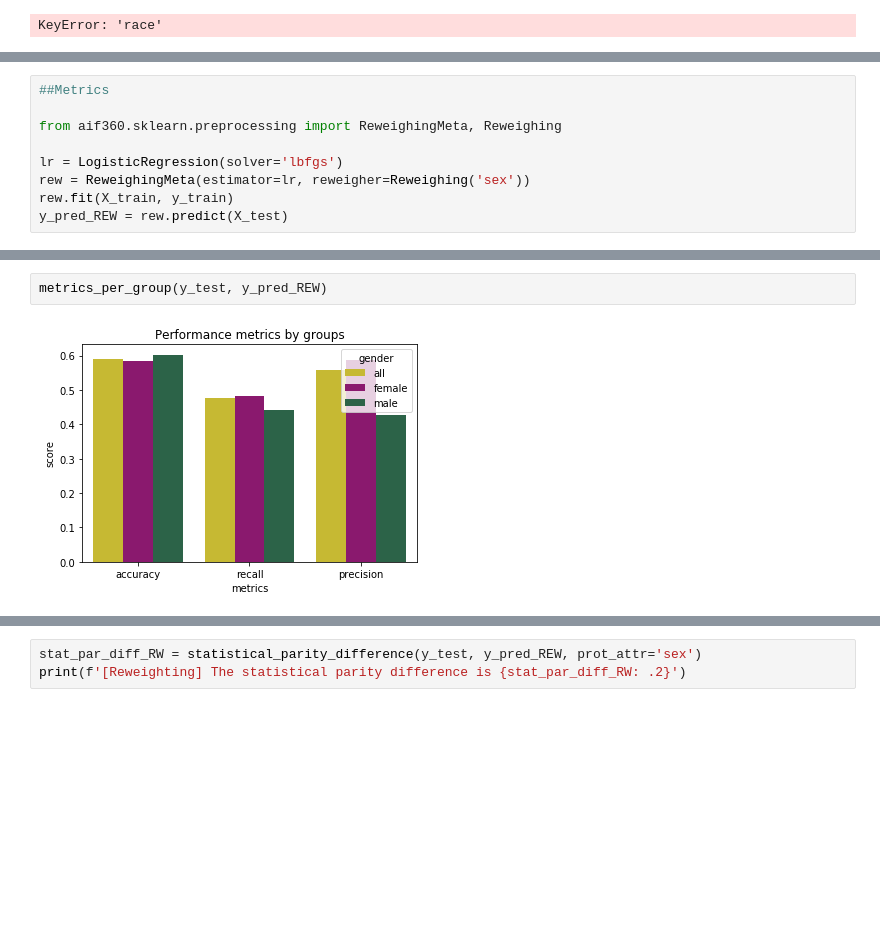
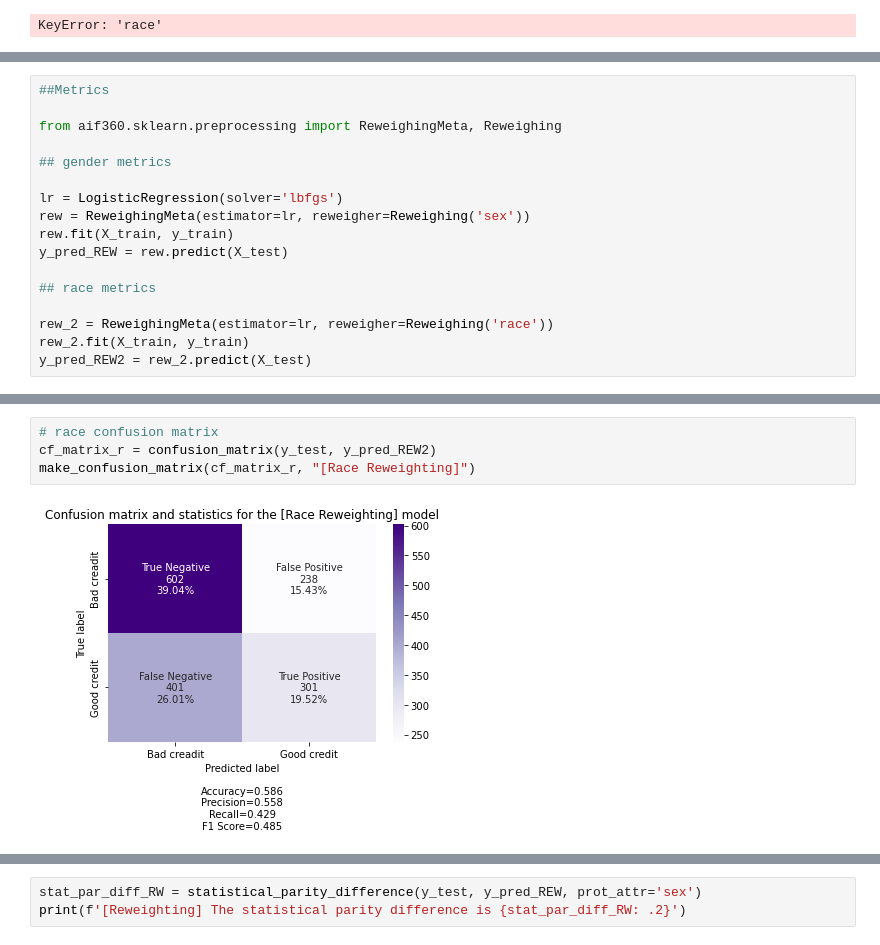
Before and after one commit to enesmith/womenatthetable, a Jupyter notebook: Acharya_Sprint1.ipynb, the cells around one changed output, grey strips where cells are left out. Drawn from its saved outputs; the diff is of its cells as text; blank space fills up the shorter version.

Commit message:
added race confusion matrix

```diff
--- a/Acharya_Sprint1.ipynb
+++ b/Acharya_Sprint1.ipynb
@@ -326,10 +329,18 @@ plt.show()
 
 from aif360.sklearn.preprocessing import ReweighingMeta, Reweighing
 
+## gender metrics
+
 lr = LogisticRegression(solver='lbfgs')
 rew = ReweighingMeta(estimator=lr, reweigher=Reweighing('sex'))
 rew.fit(X_train, y_train)
 y_pred_REW = rew.predict(X_test)
+
+## race metrics
+
+rew_2 = ReweighingMeta(estimator=lr, reweigher=Reweighing('race'))
+rew_2.fit(X_train, y_train)
+y_pred_REW2 = rew_2.predict(X_test)
 # %% [output]
 lbfgs failed to converge (status=1):
 STOP: TOTAL NO. of ITERATIONS REACHED LIMIT.
@@ -351,4 +376,6 @@ make_confusion_matrix(cf_matrix, "[Reweighting]")
-# %%
-metrics_per_group(y_test, y_pred_REW)
-# %% [output]
-[figure, removed]
+# %%
+# race confusion matrix
+cf_matrix_r = confusion_matrix(y_test, y_pred_REW2)
+make_confusion_matrix(cf_matrix_r, "[Race Reweighting]")
+# %% [output]
+[figure, added]
```
Also changed, not shown: parts of 10 cells of this notebook.
